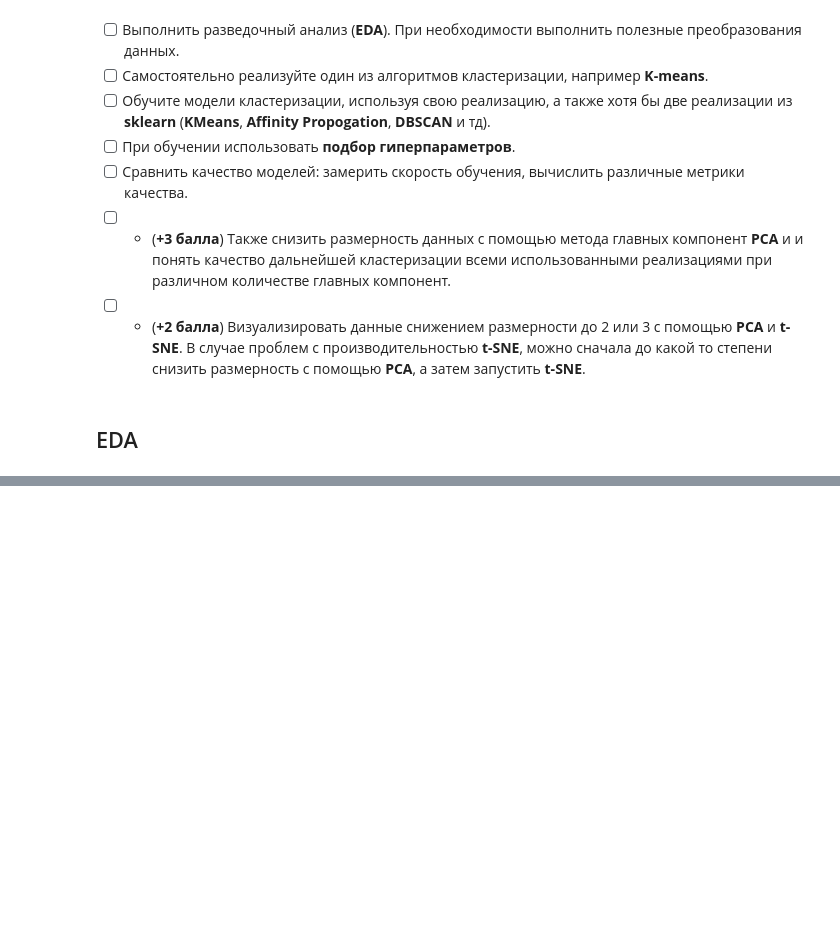
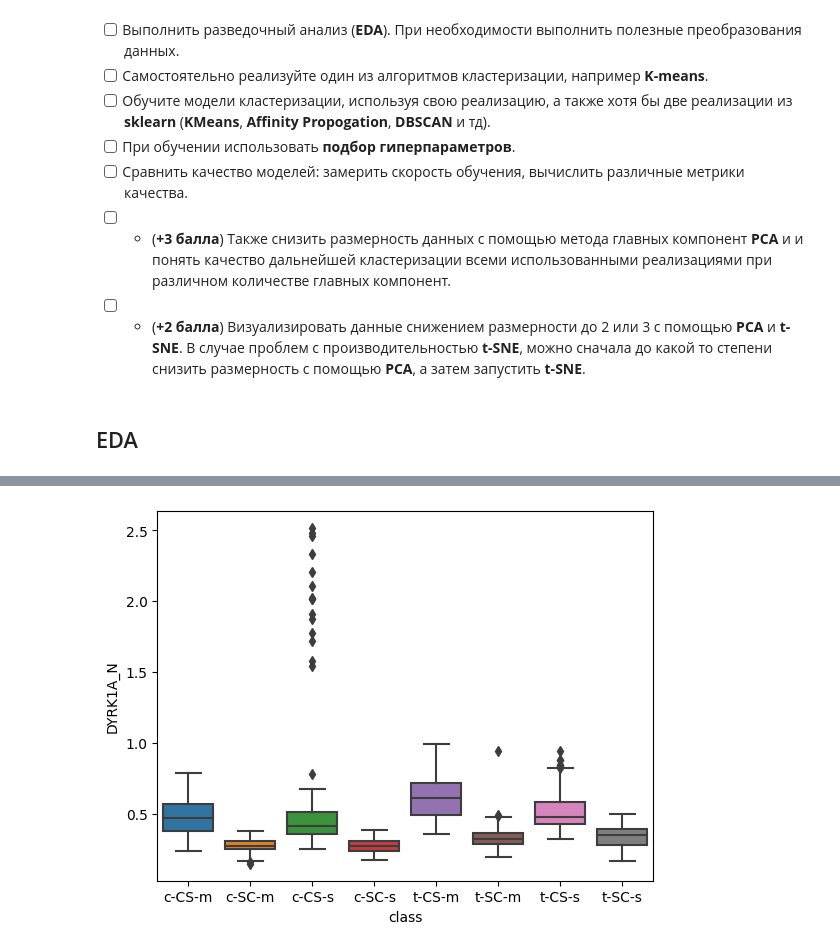
Before and after one commit to katevi/Introduction-to-ML, a Jupyter notebook: lab5/unsupervised_learning.ipynb, the cells around one changed output, grey strips where cells are left out. Drawn from its saved outputs; the diff is of its cells as text; code cells hidden in the pictures; blank space fills up the shorter version.

```diff
--- a/lab5/unsupervised_learning.ipynb
+++ b/lab5/unsupervised_learning.ipynb
@@ -18,0 +126,6 @@
+# %%
+protein = df[['DYRK1A_N', 'class']].dropna()
+sns.boxplot(x='class', y='DYRK1A_N', data=protein)
+plt.show()
+# %% [output]
+[figure, added]
```
Also changed, not shown: parts of 52 cells of this notebook, 1 other file.
